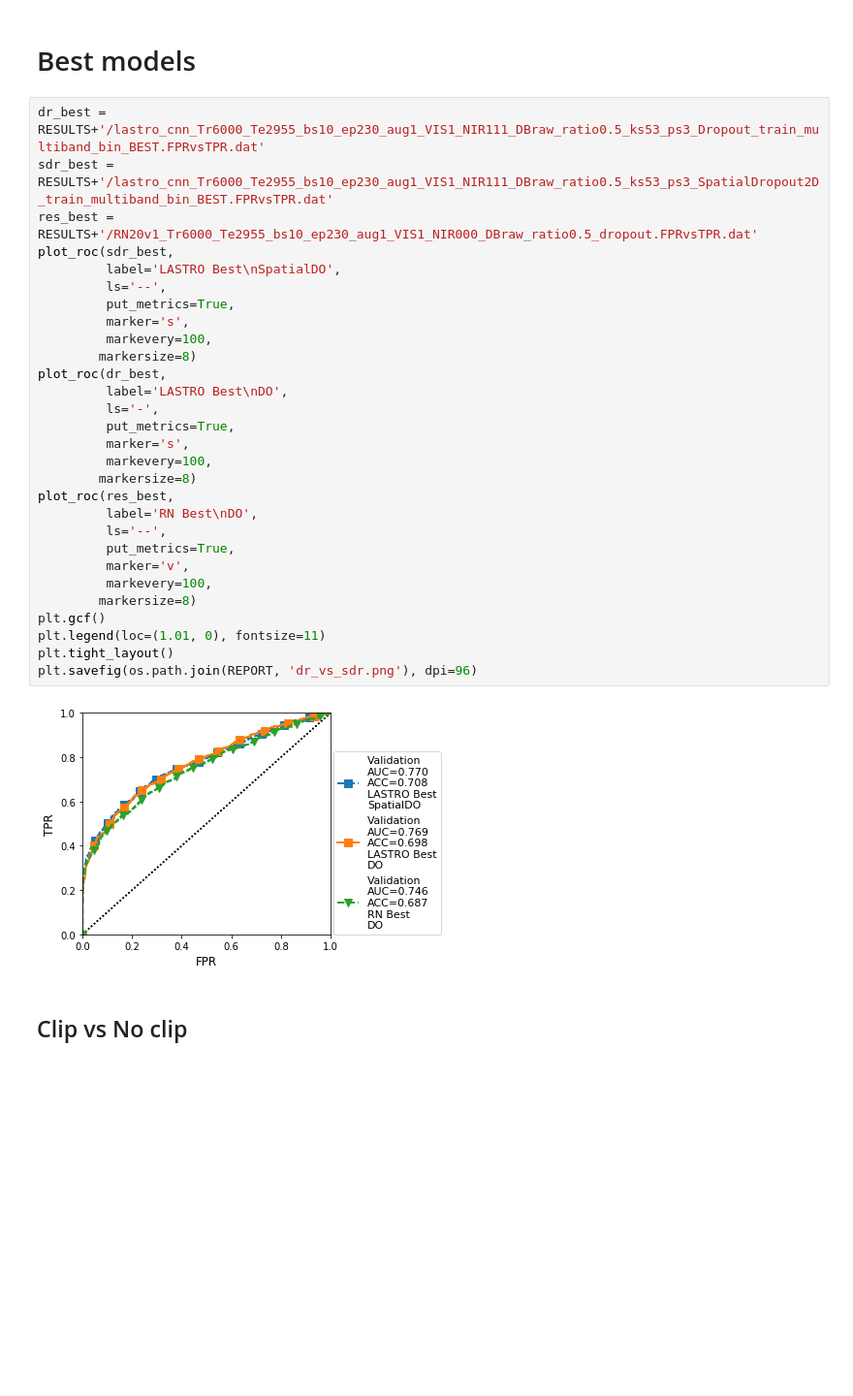
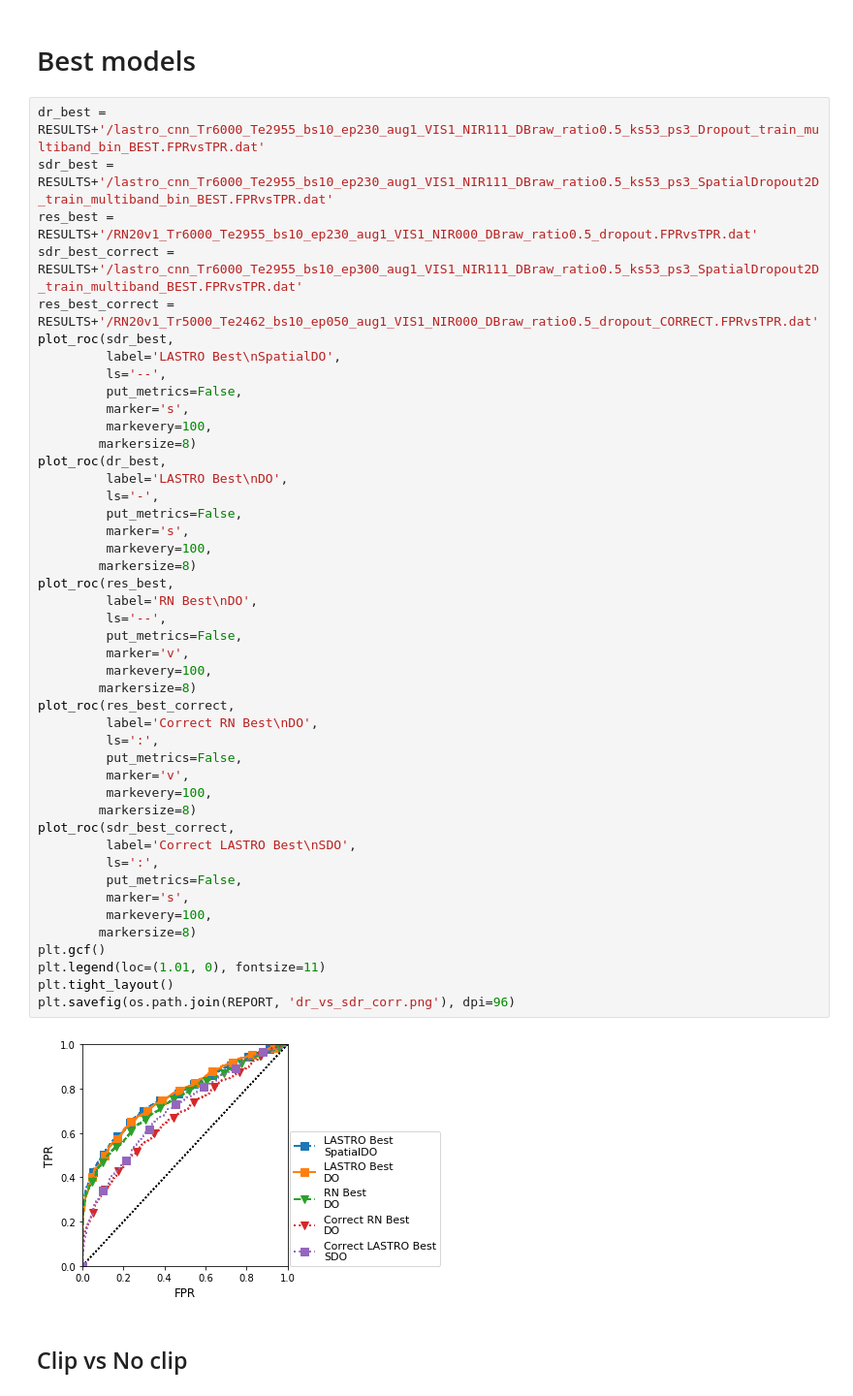
Before and after one commit to dforero0896/gravitational_lens_ml, a Jupyter notebook: src/ipynb/plots_report.ipynb, the cells around one changed output. Shown at 97% size. Saved outputs shown, nothing was run; the diff lists cells and outputs as text; blank space fills up the shorter version.

```diff
--- a/src/ipynb/plots_report.ipynb
+++ b/src/ipynb/plots_report.ipynb
@@ -632,34 +649,50 @@ plt.savefig(os.path.join(REPORT, 'nir_vs_nonir.png'), dpi=96)
 # %%
 dr_best = RESULTS+'/lastro_cnn_Tr6000_Te2955_bs10_ep230_aug1_VIS1_NIR111_DBraw_ratio0.5_ks53_ps3_Dropout_train_multiband_bin_BEST.FPRvsTPR.dat'
 sdr_best = RESULTS+'/lastro_cnn_Tr6000_Te2955_bs10_ep230_aug1_VIS1_NIR111_DBraw_ratio0.5_ks53_ps3_SpatialDropout2D_train_multiband_bin_BEST.FPRvsTPR.dat'
 res_best = RESULTS+'/RN20v1_Tr6000_Te2955_bs10_ep230_aug1_VIS1_NIR000_DBraw_ratio0.5_dropout.FPRvsTPR.dat'
+sdr_best_correct = RESULTS+'/lastro_cnn_Tr6000_Te2955_bs10_ep300_aug1_VIS1_NIR111_DBraw_ratio0.5_ks53_ps3_SpatialDropout2D_train_multiband_BEST.FPRvsTPR.dat'
+res_best_correct = RESULTS+'/RN20v1_Tr5000_Te2462_bs10_ep050_aug1_VIS1_NIR000_DBraw_ratio0.5_dropout_CORRECT.FPRvsTPR.dat'
 plot_roc(sdr_best,
          label='LASTRO Best\nSpatialDO',
          ls='--',
-         put_metrics=True,
+         put_metrics=False,
          marker='s',
          markevery=100,
         markersize=8)
 plot_roc(dr_best,
          label='LASTRO Best\nDO',
          ls='-',
-         put_metrics=True,
+         put_metrics=False,
          marker='s',
          markevery=100,
         markersize=8)
 plot_roc(res_best,
          label='RN Best\nDO',
          ls='--',
-         put_metrics=True,
+         put_metrics=False,
          marker='v',
+         markevery=100,
+        markersize=8)
+plot_roc(res_best_correct,
+         label='Correct RN Best\nDO',
+         ls=':',
+         put_metrics=False,
+         marker='v',
+         markevery=100,
+        markersize=8)
+plot_roc(sdr_best_correct,
+         label='Correct LASTRO Best\nSDO',
+         ls=':',
+         put_metrics=False,
+         marker='s',
          markevery=100,
         markersize=8)
 plt.gcf()
 plt.legend(loc=(1.01, 0), fontsize=11)
 plt.tight_layout()
-plt.savefig(os.path.join(REPORT, 'dr_vs_sdr.png'), dpi=96)
+plt.savefig(os.path.join(REPORT, 'dr_vs_sdr_corr.png'), dpi=96)
 # %% [output]
-[figure, old version]
+[figure, new version]
 # %% [markdown]
 ## Clip vs No clip
 # %%
```
Also changed, not shown: parts of 7 cells of this notebook, 34 other files.
